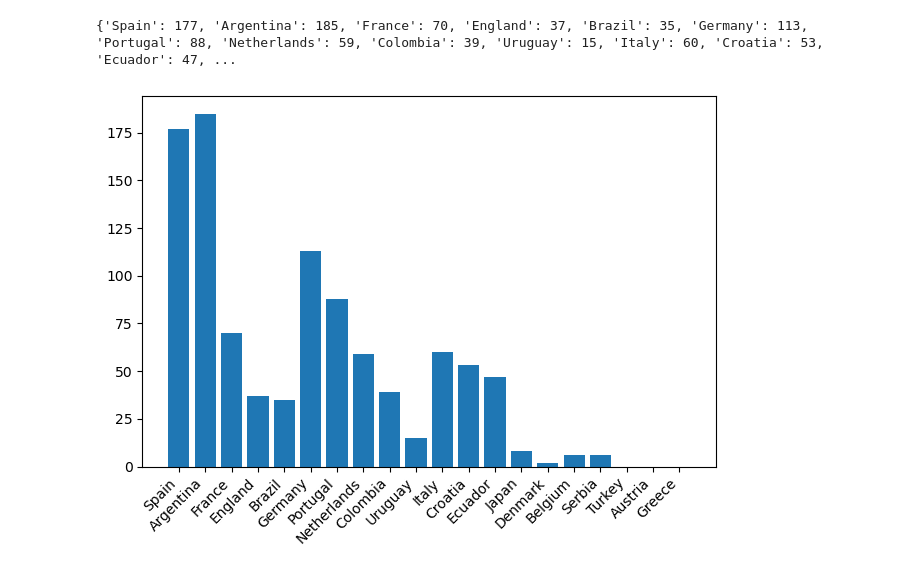
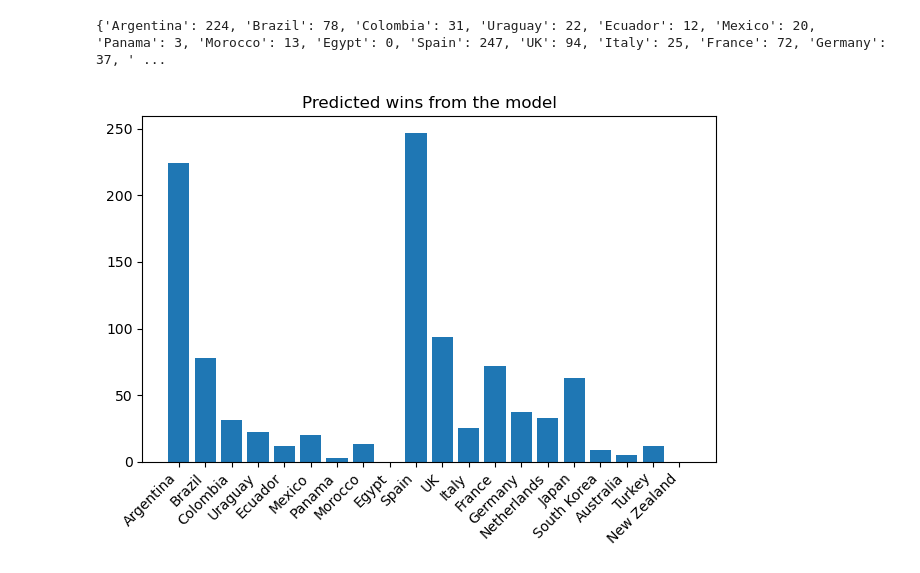
Before and after one commit to alston-yam/IMMC-2025, a Jupyter notebook: matchmaking2.ipynb, the cells around one changed output. Cells and saved outputs as stored; diff of their text form; code cells hidden in the pictures.

Commit message:
Changes to matchmaking2

```diff
--- a/matchmaking2.ipynb
+++ b/matchmaking2.ipynb
@@ -59,8 +69,8 @@ def simulate_match(country1, country2):
     rating1 = countriesratings[country1]
     rating2 = countriesratings[country2]
 
-    percent1 = rating1 / (rating1 + rating2)
-    percent2 = rating2 / (rating1 + rating2)
+    percent1 = 1/(1 + 10**((rating2-rating1)/400))
+
 
     if random.random() < percent1:
         result = 'win'
@@ -110,18 +120,18 @@ def simulate_knockout(teams):
     # Quarterfinals
     for i in range(0, 8, 2):
         team1, team2 = quarter_finalists[i], quarter_finalists[i+1]
-        winner = simulate_match(team1, team2)[0 if random.random() < (countriesratings[team1] / (countriesratings[team1] + countriesratings[team2])) else 2]
+        winner = simulate_match(team1, team2)[0 if random.random() < (1/(1 + 10**((countriesratings[team2]-countriesratings[team1])/400))) else 2]
         semi_finalists.append(winner)
 
     # Semifinals
     finalists = []
     for i in range(0, 4, 2):
         team1, team2 = semi_finalists[i], semi_finalists[i+1]
-        winner = simulate_match(team1, team2)[0 if random.random() < (countriesratings[team1] / (countriesratings[team1] + countriesratings[team2])) else 2]
+        winner = simulate_match(team1, team2)[0 if random.random() < (1/(1 + 10**((countriesratings[team2]-countriesratings[team1])/400))) else 2]
         finalists.append(winner)
 
     # Final
-    final_winner = simulate_match(finalists[0], finalists[1])[0 if random.random() < (countriesratings[team1] / (countriesratings[team1] + countriesratings[team2])) else 2]
+    final_winner = simulate_match(finalists[0], finalists[1])[0 if random.random() < (1/(1 + 10**((countriesratings[team2]-countriesratings[team1])/400))) else 2]
 
     return {
         "Quarterfinalists": quarter_finalists,
@@ -131,7 +141,10 @@ def simulate_knockout(teams):
     }
 # %%
 pools = {
-    i+1: countries[i*5:(i+1)*5] for i in range(4)
+    1: ['Argentina', 'Brazil', 'Colombia', 'Uraguay', 'Ecuador'],
+    2: ['Mexico', 'Panama', 'Morocco', 'Egypt', 'Spain'],
+    3: ['UK', 'Italy', 'France', 'Germany', 'Netherlands'],
+    4: ['Japan', 'South Korea', "Australia", 'Turkey', 'New Zealand']
 }
 
 winners = {country: 0 for country in countries}
@@ -156,32 +169,33 @@ for i in range(1000):
     # Step 4: Consolation Round Robin for remaining 12 teams
     consolation_standings = round_robin(rest_teams)
     consolation_df = sort_standings(consolation_standings)
 
     # Step 5: Display Results
     # Pool Results
     # for pool_name, df in pool_results.items():
     #     print(f"\n{pool_name} Standings:\n", df)
 
     # # Knockout
     # print("\nKnockout Results:")
     # for stage, teams in knockout_results.items():
     #     print(f"{stage}: {teams}")
 
     # # Consolation League Standings
     # print("\nConsolation League Standings:")
     # print(consolation_df)
 
     winners[knockout_results['Winner']] += 1
 
 print(winners)
 
 names = list(winners.keys())
 values = list(winners.values())
 
 plt.bar(names, values)
+plt.title("Predicted wins from the model")
 plt.xticks(rotation=45, ha='right')  # Rotate x-axis labels and align them to the right for better visibility
 plt.tight_layout()  # Adjust layout to prevent clipping of labels
 plt.show()
 # %% [output]
-{'Spain': 177, 'Argentina': 185, 'France': 70, 'England': 37, 'Brazil': 35, 'Germany': 113, 'Portugal': 88, 'Netherlands': 59, 'Colombia': 39, 'Uruguay': 15, 'Italy': 60, 'Croatia': 53, 'Ecuador': 47, ...
+{'Argentina': 224, 'Brazil': 78, 'Colombia': 31, 'Uraguay': 22, 'Ecuador': 12, 'Mexico': 20, 'Panama': 3, 'Morocco': 13, 'Egypt': 0, 'Spain': 247, 'UK': 94, 'Italy': 25, 'France': 72, 'Germany': 37, ' ...
-[figure, old version]
+[figure, new version]
```
Also changed, not shown: parts of 2 cells of this notebook.
